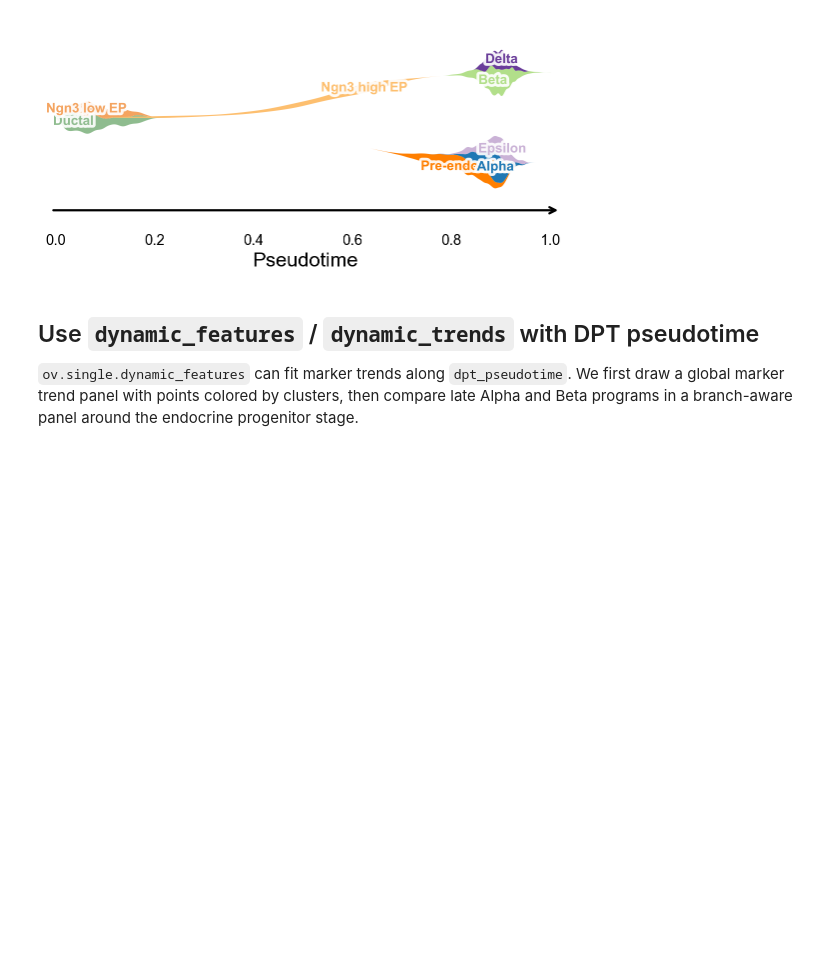
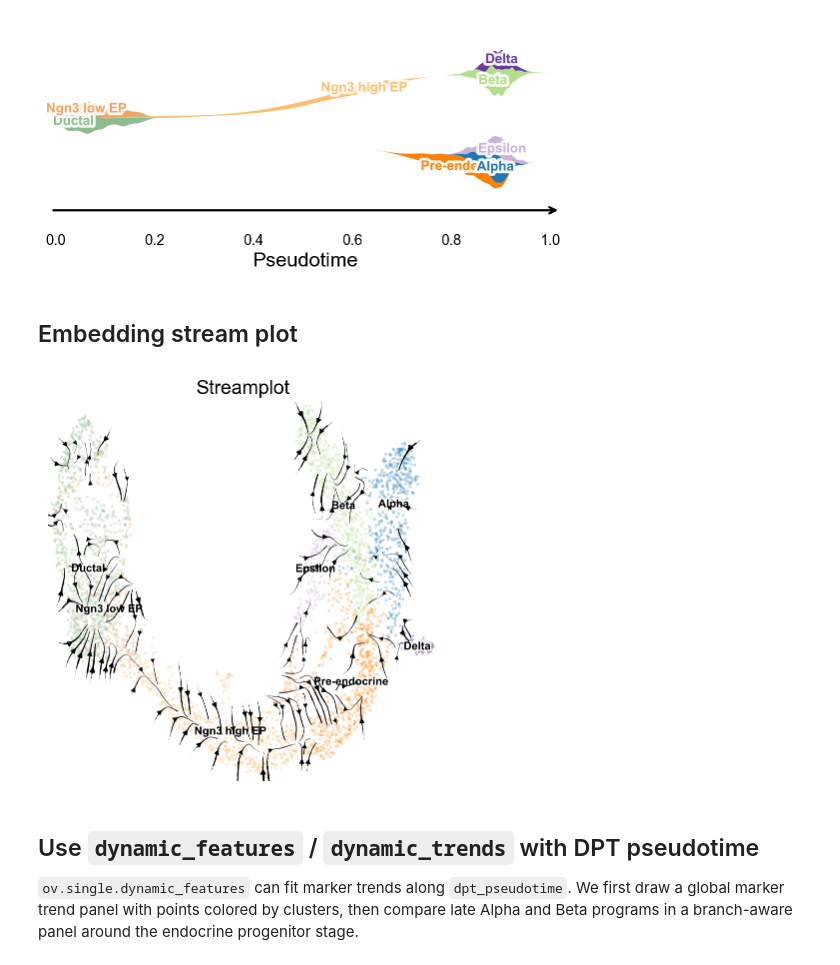
Before and after one commit to DBinary/omicverse-tutorials, a Jupyter notebook: docs/Tutorials-single/t_traj_diffusion.ipynb, the cells around one changed output. Drawn from its saved outputs; the diff is of its cells as text; code cells hidden in the pictures; blank space fills up the shorter version.

```diff
--- a/docs/Tutorials-single/t_traj_diffusion.ipynb
+++ b/docs/Tutorials-single/t_traj_diffusion.ipynb
@@ -205,6 +244,30 @@ fig, ax = ov.pl.branch_streamplot(
 plt.show()
 # %% [output]
 [figure]
+# %% [markdown]
+## Embedding stream plot
+# %%
+fig, ax = ov.pl.plot_stream(
+    adata,
+    method="pseudotime",
+    figsize=(5, 5),
+    dpi=100,
+    basis="X_umap",
+    pseudotime_key="dpt_pseudotime",
+    color="clusters",
+    density_grid=1.0,
+    density_stream=2.5,
+    scatter_size=18,
+    scatter_alpha=0.28,
+    linewidth=0.8,
+    legend_loc="on data",
+    legend_fontsize=8,
+    legend_fontoutline=2,
+    frameon=False,
+    title="Streamplot",
+)
+# %% [output]
+[figure, added]
 # %% [markdown]
 ## Use `dynamic_features` / `dynamic_trends` with DPT pseudotime
 
```
Also changed, not shown: parts of 7 cells of this notebook, 9 other files.
